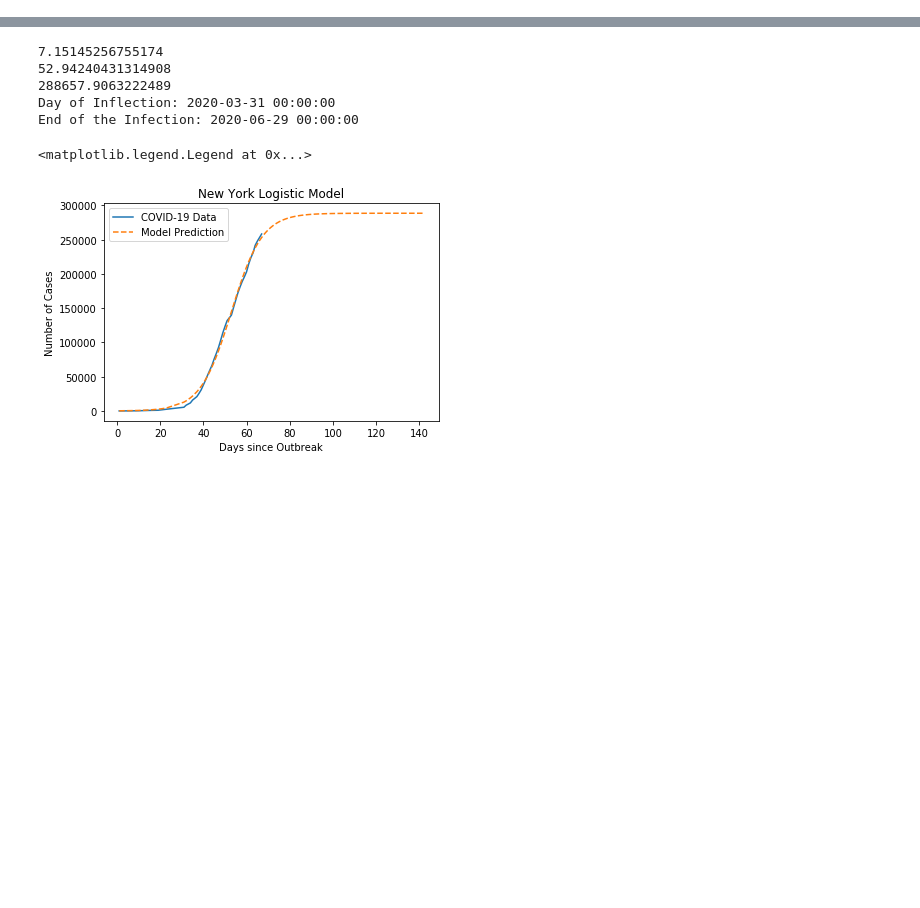
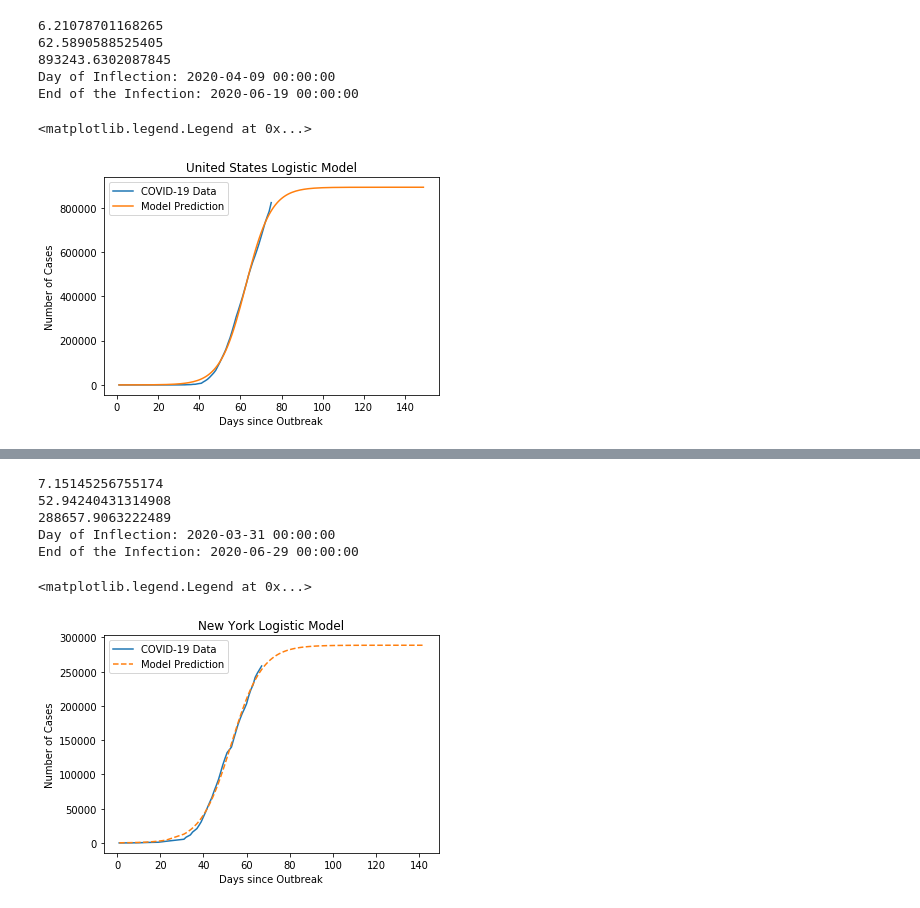
Before and after one commit to miholjcicmarko/COMP5360Project, a Jupyter notebook: python_journals/models.ipynb, the cells around one changed output, grey strips where cells are left out. Drawn from its saved outputs; the diff is of its cells as text; code cells hidden in the pictures; blank space fills up the shorter version.

```diff
--- a/python_journals/models.ipynb
+++ b/python_journals/models.ipynb
@@ -13,7 +13,7 @@ Dates = df.groupby("Last Update")
 df1 = Dates.count()
 
 df1 = list(df1.index.values)
-#df1.sort(key = lambda date: datetime.strptime(date, '%m/%d/%y'))
+df1.sort(key = lambda date: datetime.strptime(date, '%m/%d/%Y'))
 
 dfDate = pd.DataFrame(df1)
 dfDate
@@ -111,0 +291,29 @@ print("End of the Infection: " + str(enddate))
+# %%
+from datetime import datetime
+peakinf = []
+inflection = []
+end = []
+
+df = pd.read_csv('/Users/spenc/OneDrive/Documents/University_of_Utah/2019-2020/DataScience/COMP5360Project/project_files/csv_files/CLEANCDRdata.csv')
+Dates = df.groupby("Last Update")
+df1 = Dates.count()
+
+countries = ["China","South Korea","US","Italy","United Kingdom","New Zealand","Iran","Australia","India","Peru"]
+#for x in country:
+
+Dates = list(df1.index.values)
+country = df[df["Country/Region"] == "China"]
+dCountry = country.groupby("Last Update")
+dCountry = dCountry.sum()
+dCountry= list(dCountry["Confirmed"].values)
+
+length = len(dCountry)
+dfDate = pd.DataFrame(Dates[0:length])
+
+Cases = pd.DataFrame({"name": dCountry})
+Cases = pd.concat([dfDate,Cases], axis=1, sort = False)
+Cases = Cases.rename(columns={0:"Date"})
+
+FMT = '%m/%d/%Y'
+days = Cases['Date']
+numday = []
@@ -112,6 +322,6 @@ print("End of the Infection: " + str(enddate))
 # %%
-df = pd.read_csv(r'C:\Users\austi\Documents\GitHub\COMP5360Project\project_files\csv_files\CLEANCDRdata.csv')
-
+#df = pd.read_csv(r'C:\Users\austi\Documents\GitHub\COMP5360Project\project_files\csv_files\CLEANCDRdata.csv')
+df = pd.read_csv('/Users/spenc/OneDrive/Documents/University_of_Utah/2019-2020/DataScience/COMP5360Project/project_files/csv_files/CLEANCDRdata.csv')
 from datetime import datetime
 Dates = df.groupby("Last Update")
 df1 = Dates.count()
@@ -206,13 +416,14 @@ startdate = "01/21/2020"
 enddate = pd.to_datetime(startdate) + pd.DateOffset(days=sol)
 print("End of the Infection: " + str(enddate))
 # %%
+df = pd.read_csv('/Users/spenc/OneDrive/Documents/University_of_Utah/2019-2020/DataScience/COMP5360Project/project_files/csv_files/CLEANCDRdata.csv')
 
 from datetime import datetime
 Dates = df.groupby("Last Update")
 df1 = Dates.count()
 
 df1 = list(df1.index.values)
-df1.sort(key = lambda date: datetime.strptime(date, '%m/%d/%y'))
+df1.sort(key = lambda date: datetime.strptime(date, '%m/%d/%Y'))
 
 USA = df[df["Country/Region"] == "US"]
 USA
@@ -237,13 +448,13 @@ USCases
 USCases = USCases.rename(columns={0: "Date"})
 USCases
 
-FMT = '%m/%d/%y'
+FMT = '%m/%d/%Y'
 days = USCases['Date']
 numday = []
 from datetime import datetime
 for a in days:
     x = a
-    y = (datetime.strptime(x, FMT) - datetime.strptime("1/21/20", FMT))
+    y = (datetime.strptime(x, FMT) - datetime.strptime("1/21/2020", FMT))
     z = y.days
     numday.append(z)
 numday
@@ -264,34 +493,42 @@ print(t)
 print(c)
 infcases=USCases['US'].iloc[int(t)]
 peakinf.append(math.ceil(infcases))
 peakinf.append(math.ceil(c))
 
 import math
 finishday = t
 finishday = math.ceil(finishday)
 startdate = "01/21/2020"
-startdate = pd.to_datetime(startdate) + pd.DateOffset(days=(67-len(numday)))
+startdate = pd.to_datetime(startdate) + pd.DateOffset(days=(91-len(numday)))
 startdate
 
 enddate = pd.to_datetime(startdate) + pd.DateOffset(days=finishday)
 print("Day of Inflection: " + str(enddate))
 
 sol = int(fsolve(lambda Day : LogisticModel(Day,v,t,c) - int(c),t))
 sol
 
 startdate = "01/21/2020"
 enddate = pd.to_datetime(startdate) + pd.DateOffset(days=sol)
 print("End of the Infection: " + str(enddate))
 
 pred_x = list(range(max(Day),sol))
 pred_x
 
 Pred = [LogisticModel(i,v,t,c) for i in Day+pred_x]
 
 plt.plot(Day+pred_x, Pred, label="Model Prediction")
 plt.title("United States Logistic Model")
 plt.xlabel("Days since Outbreak"); plt.ylabel("Number of Cases")
 plt.legend()
+# %% [output]
+6.21078701168265
+62.5890588525405
+893243.6302087845
+Day of Inflection: 2020-04-09 00:00:00
+End of the Infection: 2020-06-19 00:00:00
+<matplotlib.legend.Legend at 0x...>
+[figure, added]
 # %%
 
 from datetime import datetime
```
Also changed, not shown: parts of 13 cells of this notebook.
